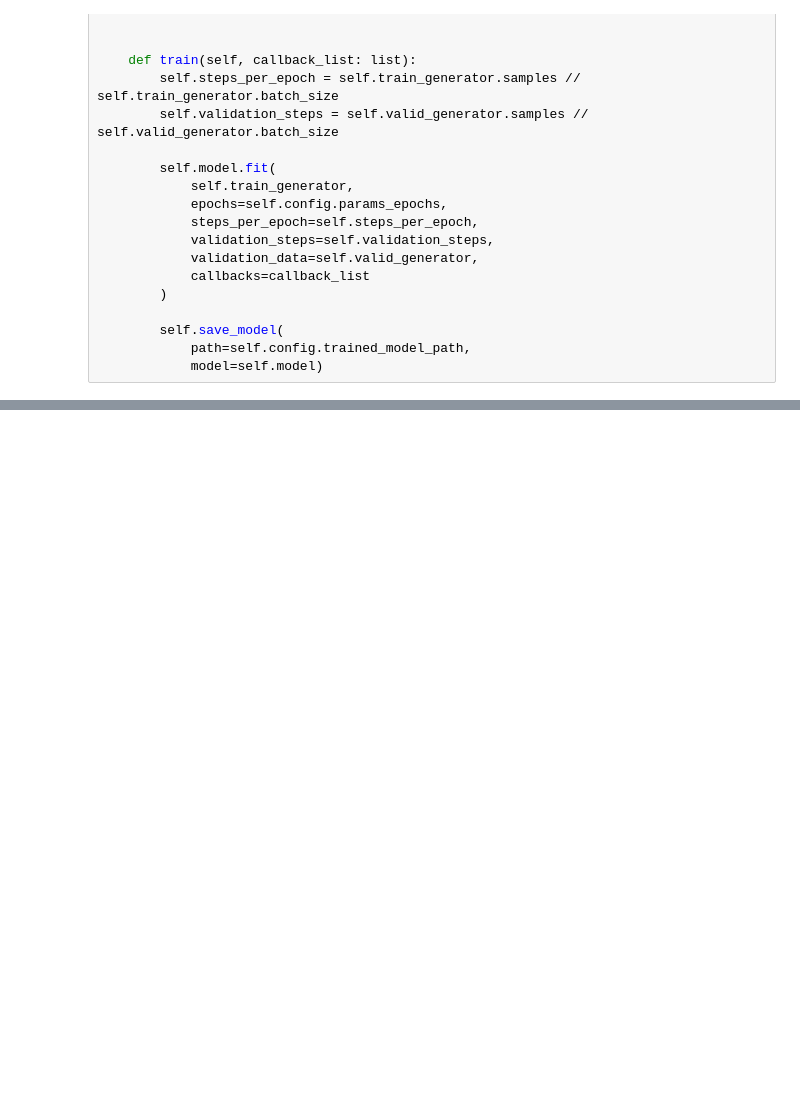
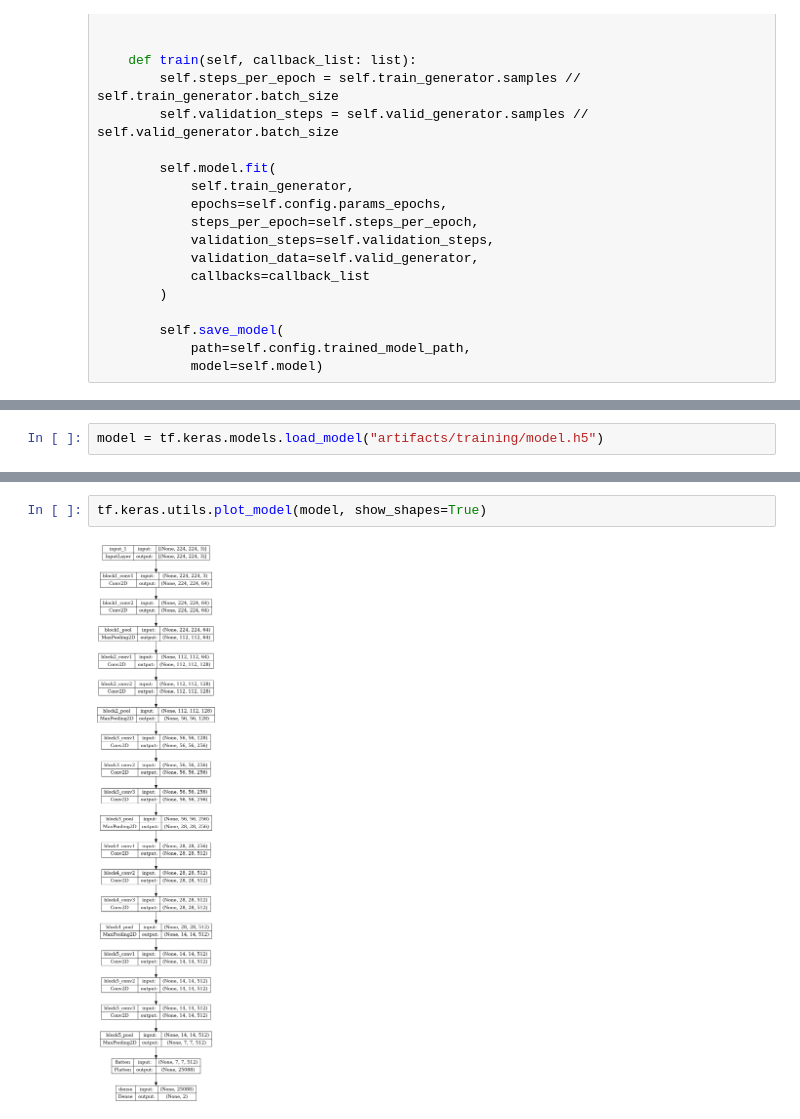
Before and after one commit to pk1308/deepCNNClassifier, a Jupyter notebook: research/stage_04.ipynb, the cells around one changed output, grey strips where cells are left out. Saved outputs shown, nothing was run; the diff lists cells and outputs as text; blank space fills up the shorter version.

```diff
--- a/research/stage_04.ipynb
+++ b/research/stage_04.ipynb
@@ -212,0 +283,2 @@ tf.config.list_physical_devices('GPU')
+# %%
+model = tf.keras.models.load_model("artifacts/training/model.h5")
@@ -212,0 +318,4 @@ tf.config.list_physical_devices('GPU')
+# %%
+tf.keras.utils.plot_model(model, show_shapes=True)
+# %% [output]
+[figure, added]
```
Also changed, not shown: parts of 8 cells of this notebook, 19 other files.
